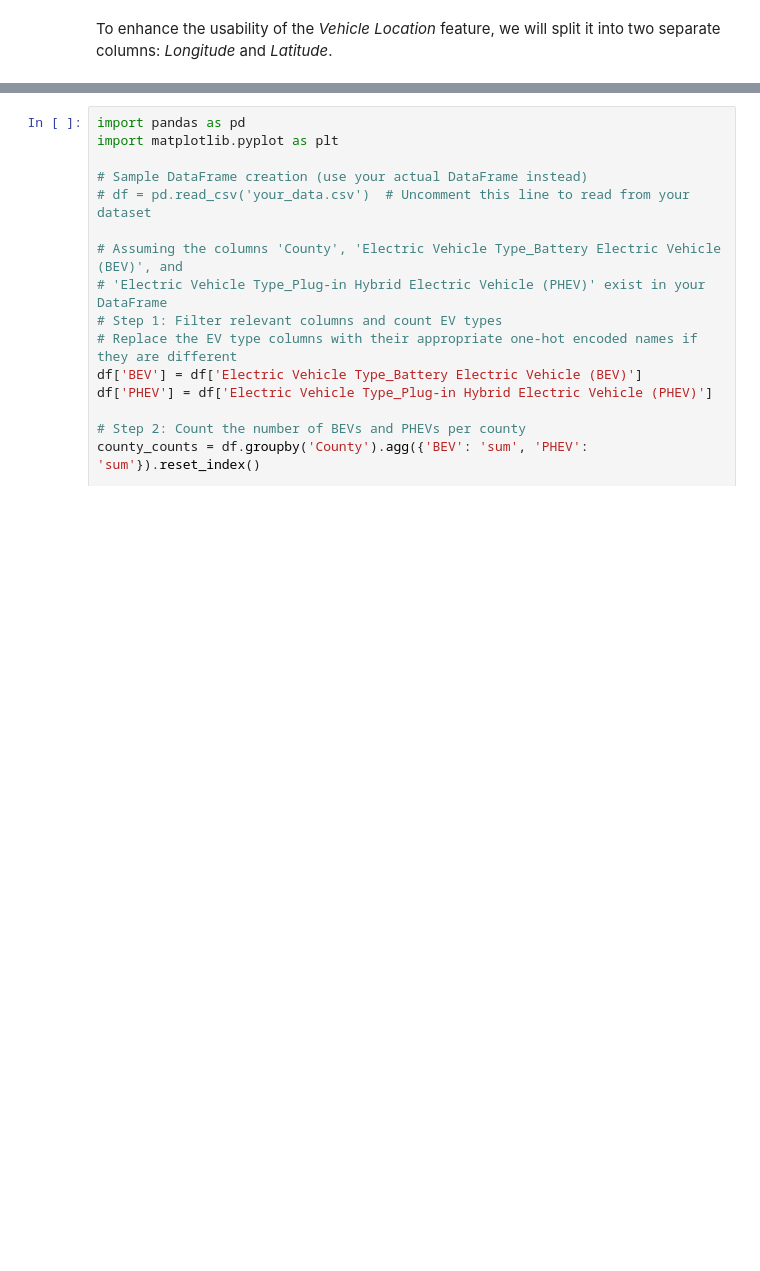
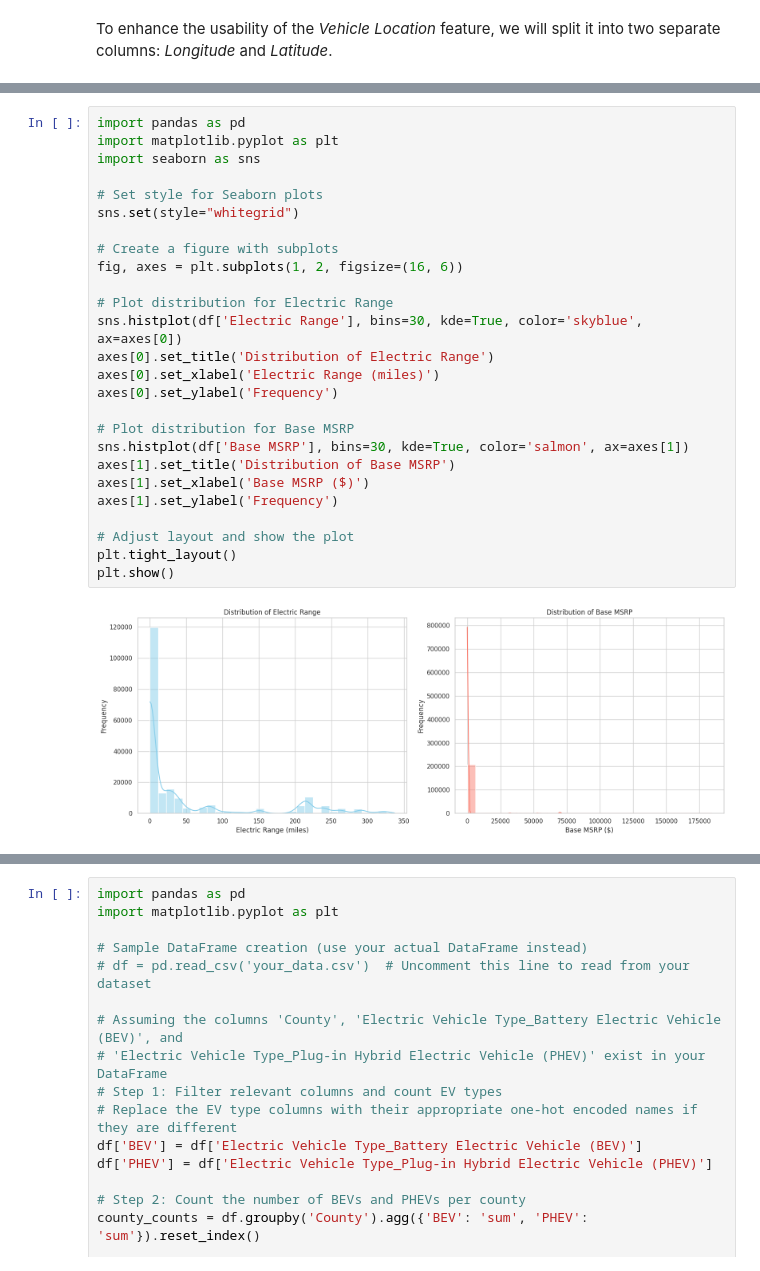
Before and after one commit to jaouni24/Preprocessing-for-Electric-Vehicle-Population-Dataset, a Jupyter notebook: Assiment_1_Machine_Learning.ipynb, the cells around one changed output, grey strips where cells are left out. Drawn from its saved outputs; the diff is of its cells as text; blank space fills up the shorter version.

```diff
--- a/Assiment_1_Machine_Learning.ipynb
+++ b/Assiment_1_Machine_Learning.ipynb
@@ -529,0 +569,28 @@ print(df)
+# %%
+import pandas as pd
+import matplotlib.pyplot as plt
+import seaborn as sns
+
+# Set style for Seaborn plots
+sns.set(style="whitegrid")
+
+# Create a figure with subplots
+fig, axes = plt.subplots(1, 2, figsize=(16, 6))
+
+# Plot distribution for Electric Range
+sns.histplot(df['Electric Range'], bins=30, kde=True, color='skyblue', ax=axes[0])
+axes[0].set_title('Distribution of Electric Range')
+axes[0].set_xlabel('Electric Range (miles)')
+axes[0].set_ylabel('Frequency')
+
+# Plot distribution for Base MSRP
+sns.histplot(df['Base MSRP'], bins=30, kde=True, color='salmon', ax=axes[1])
+axes[1].set_title('Distribution of Base MSRP')
+axes[1].set_xlabel('Base MSRP ($)')
+axes[1].set_ylabel('Frequency')
+
+# Adjust layout and show the plot
+plt.tight_layout()
+plt.show()
+# %% [output]
+[figure, added]
```
Also changed, not shown: parts of 30 cells of this notebook.
